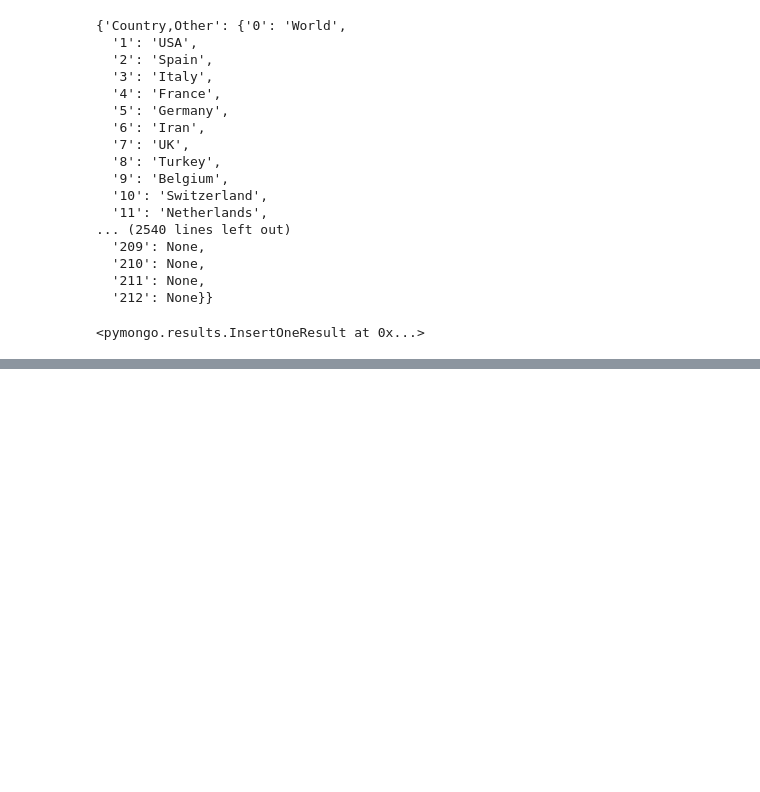
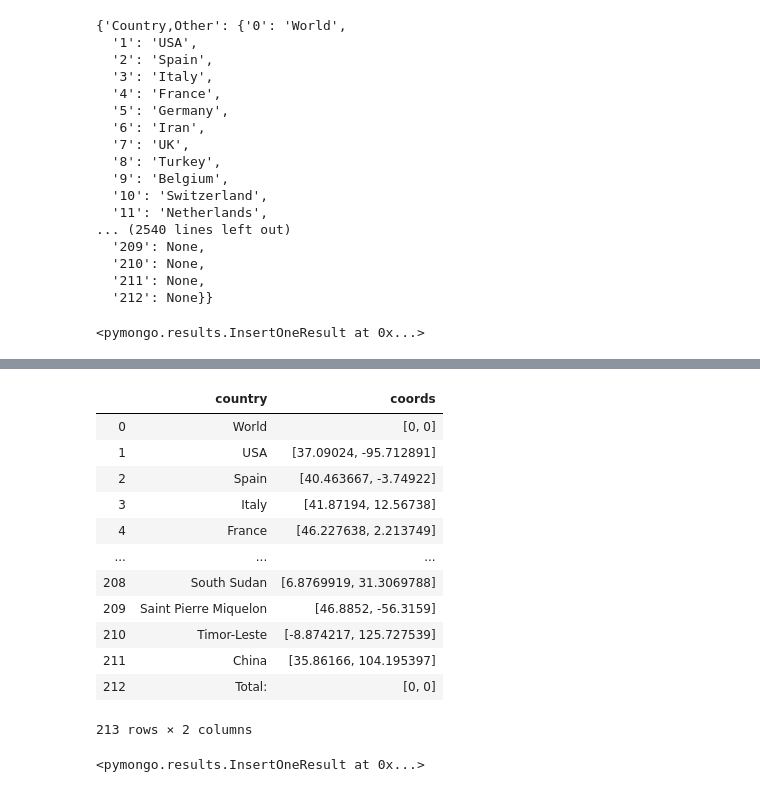
Before and after one commit to meppps/coronavirus-data, a Jupyter notebook: Scrape/ScrapingV3.ipynb, the cells around one changed output, grey strips where cells are left out. Drawn from its saved outputs; the diff is of its cells as text; code cells hidden in the pictures; blank space fills up the shorter version.

```diff
--- a/Scrape/ScrapingV3.ipynb
+++ b/Scrape/ScrapingV3.ipynb
@@ -137,0 +162,24 @@ collection.insert_one(countries_data)
+# %%
+countries = data['Country,Other']
+coordinates = data['Coords']
+# %%
+coordsDF = pd.DataFrame({
+    'country': countries,
+    'coords': coordinates
+})
+# %%
+coordsDF
+# %% [output]
+|  | country | coords |
+| 0 | World | [0, 0] |
+| 1 | USA | [37.09024, -95.712891] |
+| 2 | Spain | [40.463667, -3.74922] |
+| 3 | Italy | [41.87194, 12.56738] |
+| 4 | France | [46.227638, 2.213749] |
+| ... | ... | ... |
+| 208 | South Sudan | [6.8769919, 31.3069788] |
+| 209 | Saint Pierre Miquelon | [46.8852, -56.3159] |
+| 210 | Timor-Leste | [-8.874217, 125.727539] |
+| 211 | China | [35.86166, 104.195397] |
+| 212 | Total: | [0, 0] |
+213 rows × 2 columns
@@ -137,0 +198,4 @@ collection.insert_one(countries_data)
+# %%
+collection.insert_one(coords_data)
+# %% [output]
+<pymongo.results.InsertOneResult at 0x...>
```
Also changed, not shown: parts of 9 cells of this notebook, 1 other file.
